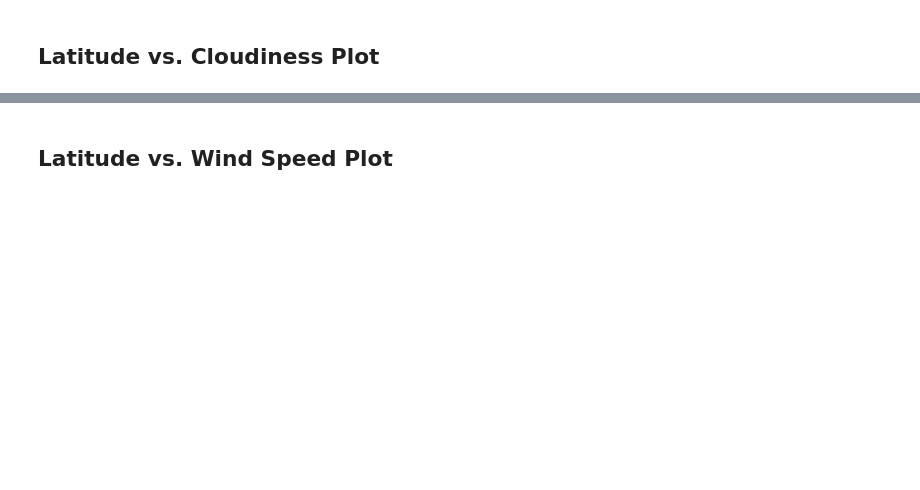
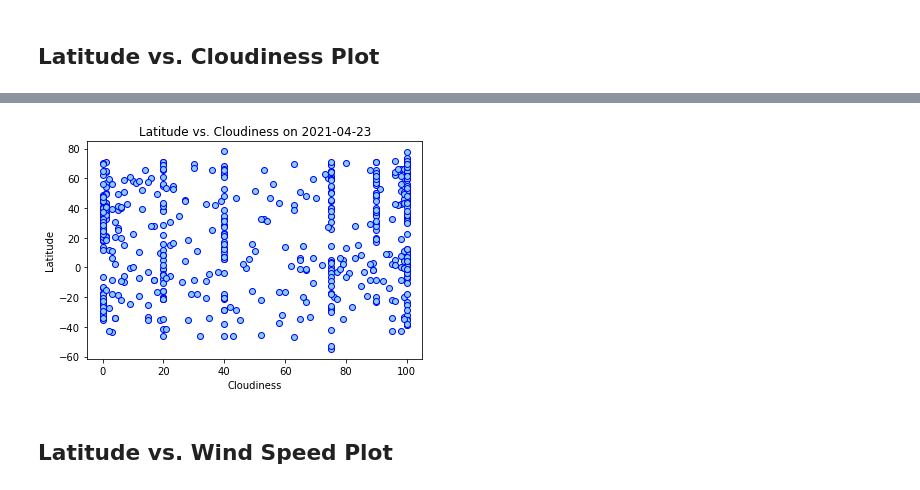
Before and after one commit to sustainedtang/python-api-challenge, a Jupyter notebook: WeatherPy/WeatherPy.ipynb, the cells around one changed output, grey strips where cells are left out. Cells and saved outputs as stored; diff of their text form; code cells hidden in the pictures; blank space fills up the shorter version.

```diff
--- a/WeatherPy/WeatherPy.ipynb
+++ b/WeatherPy/WeatherPy.ipynb
@@ -172,2 +255,10 @@ Int64Index([], dtype='int64')
+# %%
+plt.scatter(weather_data["Cloudiness"], weather_data['Lat'], edgecolors="b", facecolors="skyblue")
+plt.title(f"Latitude vs. Cloudiness on {today}")
+plt.xlabel("Cloudiness")
+plt.ylabel("Latitude")
+plt.show()
+# %% [output]
+[figure, added]
 # %% [markdown]
 ## Latitude vs. Wind Speed Plot
```
Also changed, not shown: parts of 27 cells of this notebook, 1 other file.
